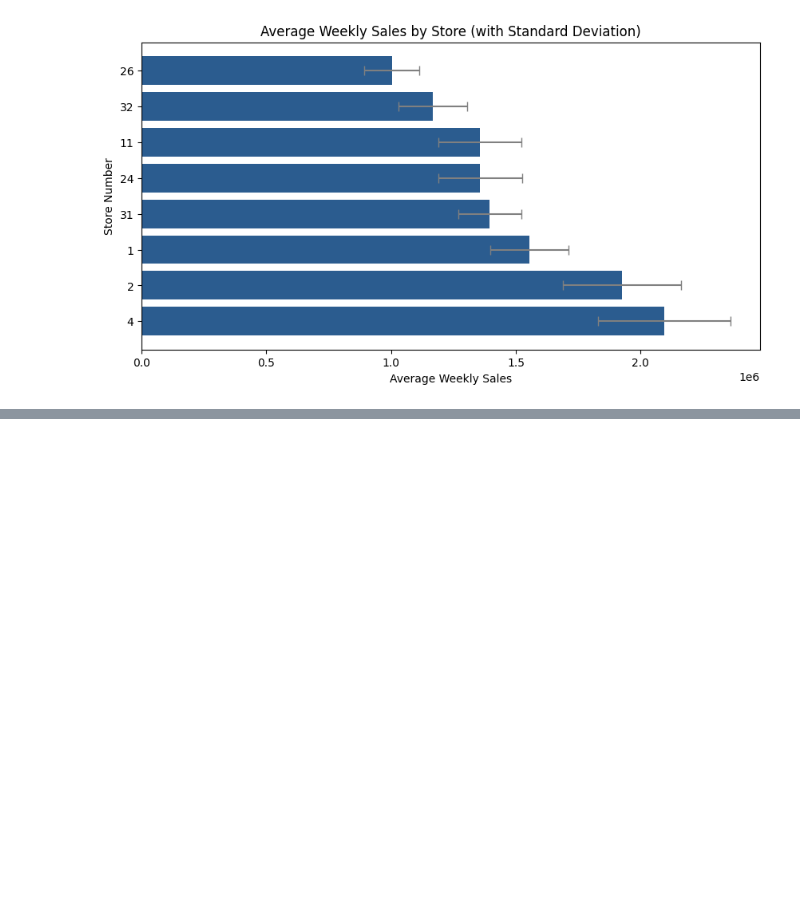
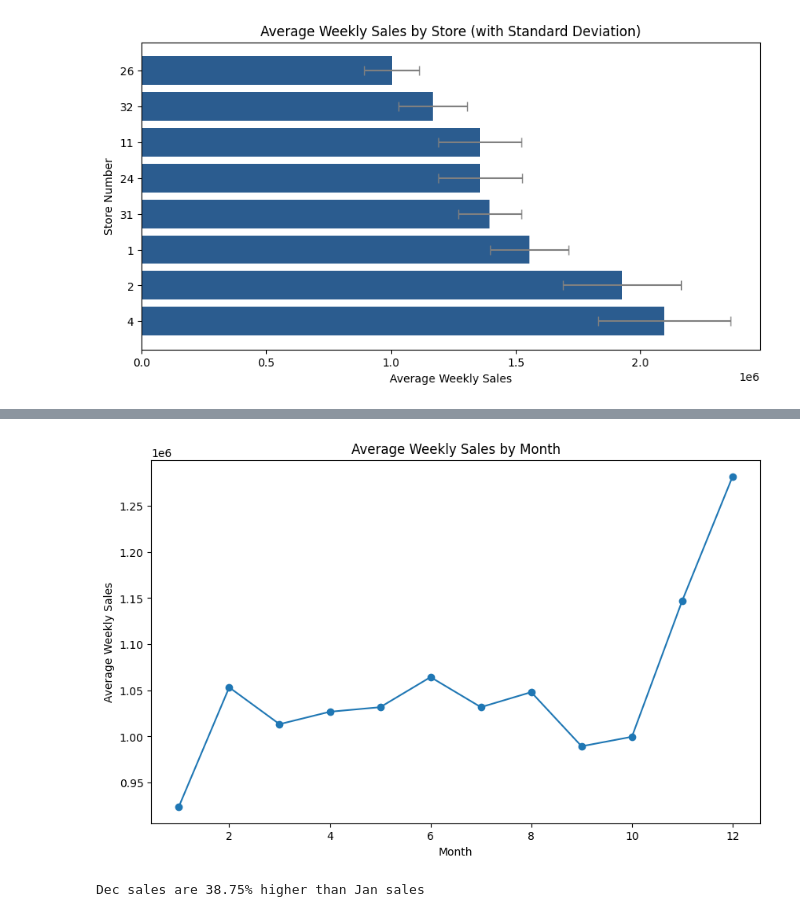
Before and after one commit to rangadaschakravarthy/Walmart-Sales-Analysis, a Jupyter notebook: notebooks/02_eda.ipynb, the cells around one changed output, grey strips where cells are left out. Cells and saved outputs as stored; diff of their text form; code cells hidden in the pictures; blank space fills up the shorter version.

```diff
--- a/notebooks/02_eda.ipynb
+++ b/notebooks/02_eda.ipynb
@@ -1387,3 +1387,8 @@ plt.savefig('../images/eda/avg_weekly_sales_by_store(with_standard_deviation).pn
 plt.show()
 # %% [output]
 [figure]
+# %%
+# Which month have stronger sales?
+monthly_avg_sales=(
+    df.groupby("Month")["Weekly_Sales"].mean().sort_values(ascending=False)
+)
@@ -1389,0 +1405,2 @@ plt.show()
+# %%
+monthly_avg_sales = monthly_avg_sales.sort_index()
@@ -1389,0 +1424,15 @@ plt.show()
+# %%
+plt.figure(figsize=(10, 6))
+plt.plot(
+    monthly_avg_sales.index,
+    monthly_avg_sales.values,
+    marker="o"
+)
+
+plt.xlabel("Month")
+plt.ylabel("Average Weekly Sales")
+plt.title("Average Weekly Sales by Month")
+plt.savefig("../images/eda/avg_weekly_sales_month.png")
+plt.show()
+# %% [output]
+[figure, added]
@@ -1389,0 +1444,4 @@ plt.show()
+# %%
+print(f"Dec sales are {increase:.2f}% higher than Jan sales")
+# %% [output]
+Dec sales are 38.75% higher than Jan sales
```
Also changed, not shown: parts of 8 cells of this notebook, 8 other files.
